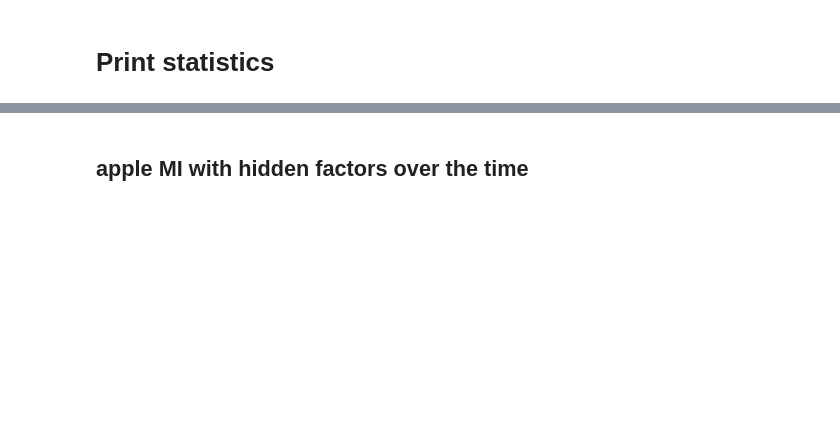
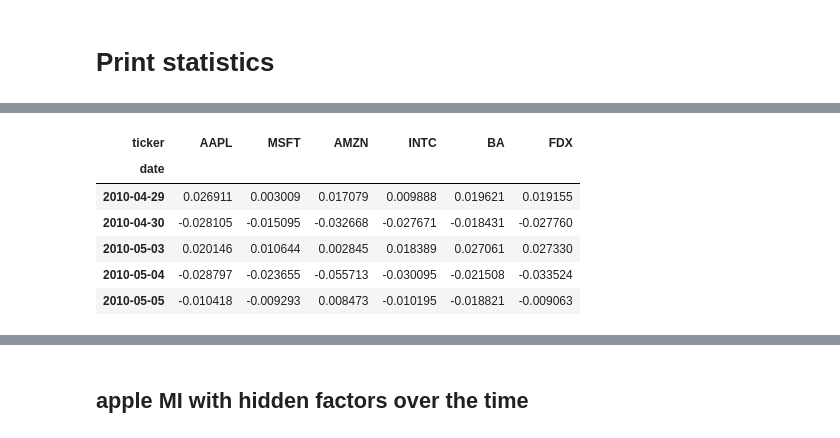
Before and after one commit to hrayrhar/T-CorEx, a Jupyter notebook: single-corex-on-multiple-timesteps.ipynb, the cells around one changed output, grey strips where cells are left out. Drawn from its saved outputs; the diff is of its cells as text; code cells hidden in the pictures; blank space fills up the shorter version.

```diff
--- a/single-corex-on-multiple-timesteps.ipynb
+++ b/single-corex-on-multiple-timesteps.ipynb
@@ -74,0 +73,10 @@ plt.show()
+# %%
+X[15]
+# %% [output]
+| ticker | AAPL | MSFT | AMZN | INTC | BA | FDX |
+| date |  |  |  |  |  |  |
+| 2010-04-29 | 0.026911 | 0.003009 | 0.017079 | 0.009888 | 0.019621 | 0.019155 |
+| 2010-04-30 | -0.028105 | -0.015095 | -0.032668 | -0.027671 | -0.018431 | -0.027760 |
+| 2010-05-03 | 0.020146 | 0.010644 | 0.002845 | 0.018389 | 0.027061 | 0.027330 |
+| 2010-05-04 | -0.028797 | -0.023655 | -0.055713 | -0.030095 | -0.021508 | -0.033524 |
+| 2010-05-05 | -0.010418 | -0.009293 | 0.008473 | -0.010195 | -0.018821 | -0.009063 |
```
Also changed, not shown: parts of 12 cells of this notebook, 6 other files.
